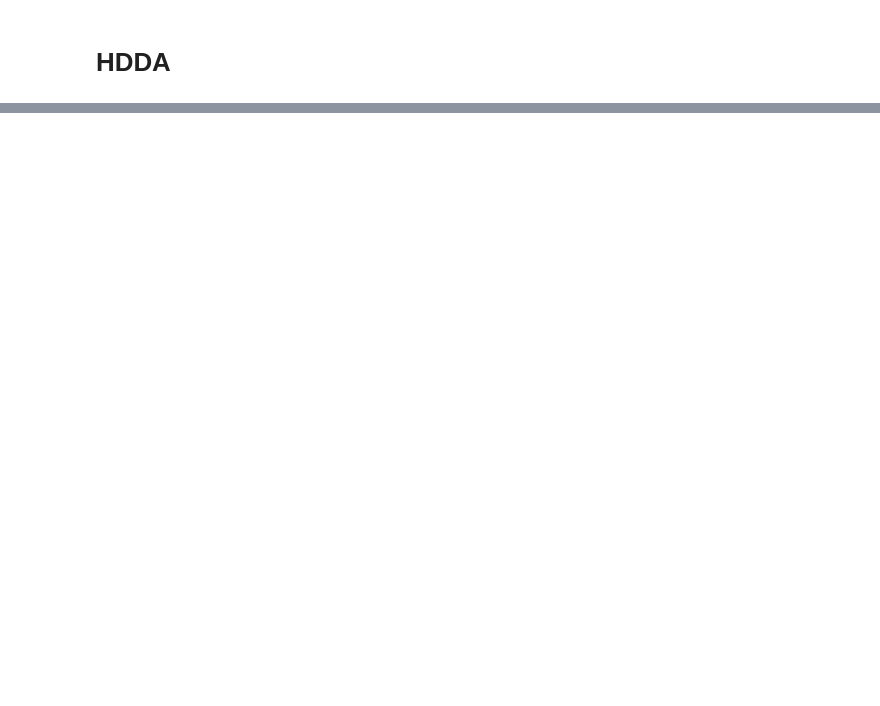
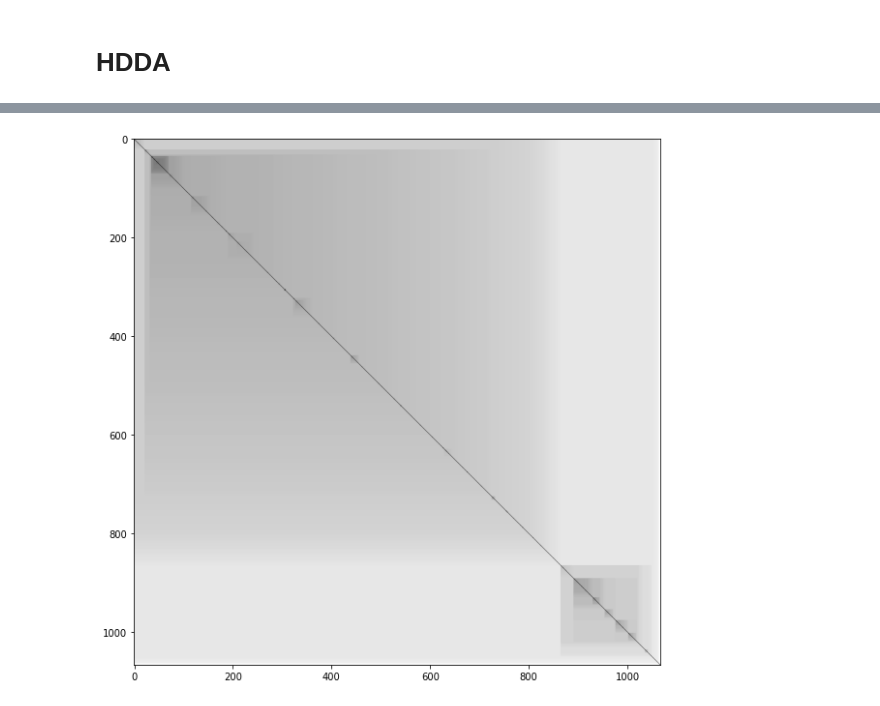
Before and after one commit to MarkF-hanze/UMCG_Thesis, a Jupyter notebook: Working_Code/Main.ipynb, the cells around one changed output, grey strips where cells are left out. Drawn from its saved outputs; the diff is of its cells as text; code cells hidden in the pictures; blank space fills up the shorter version.

```diff
--- a/Working_Code/Main.ipynb
+++ b/Working_Code/Main.ipynb
@@ -281,0 +330,5 @@ pd.read_csv('HDDC.csv').set_index('Unnamed: 0')
+# %%
+from pyclustertend import ivat
+ivat(normalized)
+# %% [output]
+[figure, added]
```
Also changed, not shown: parts of 27 cells of this notebook, 43 other files.
